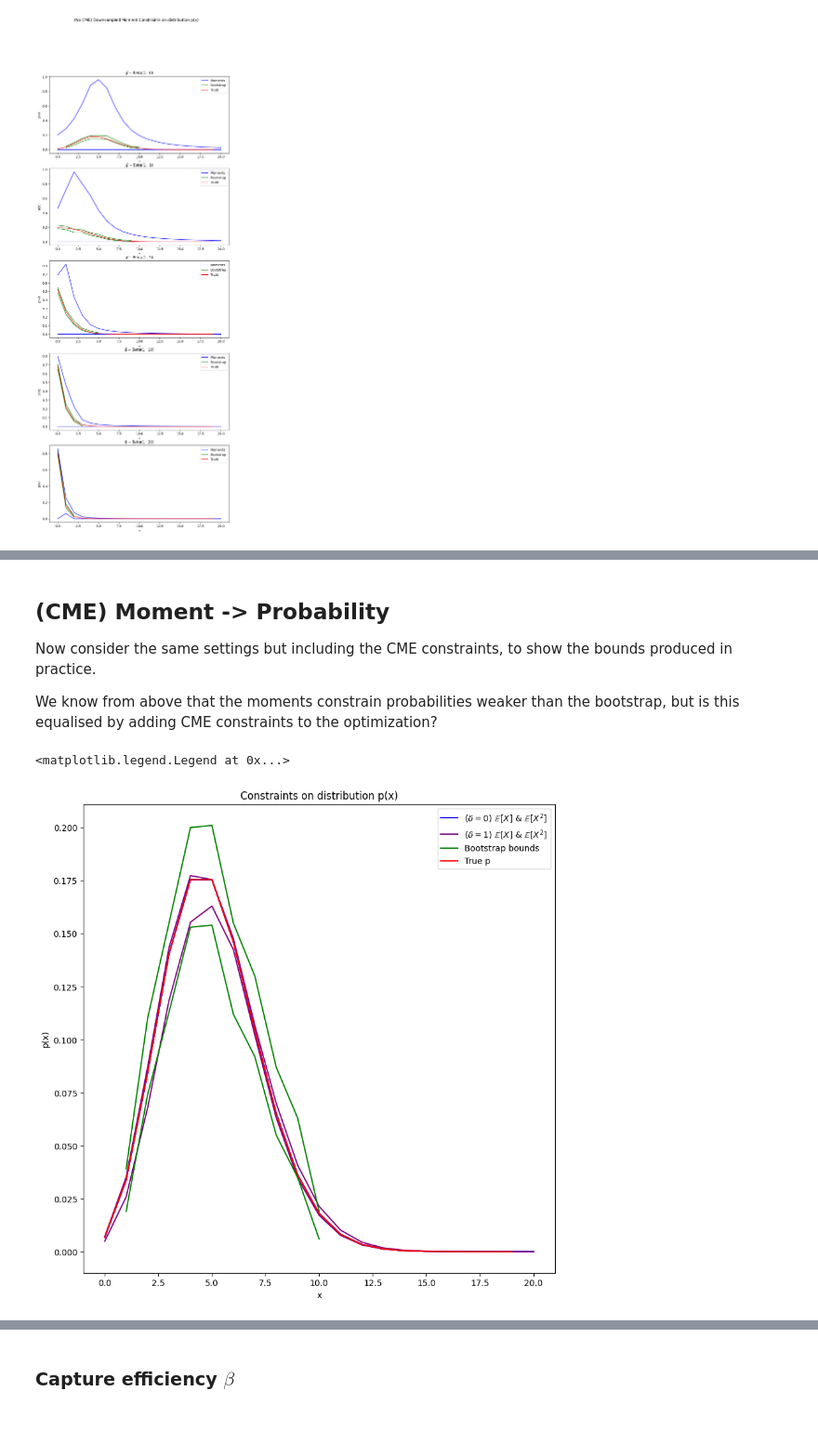
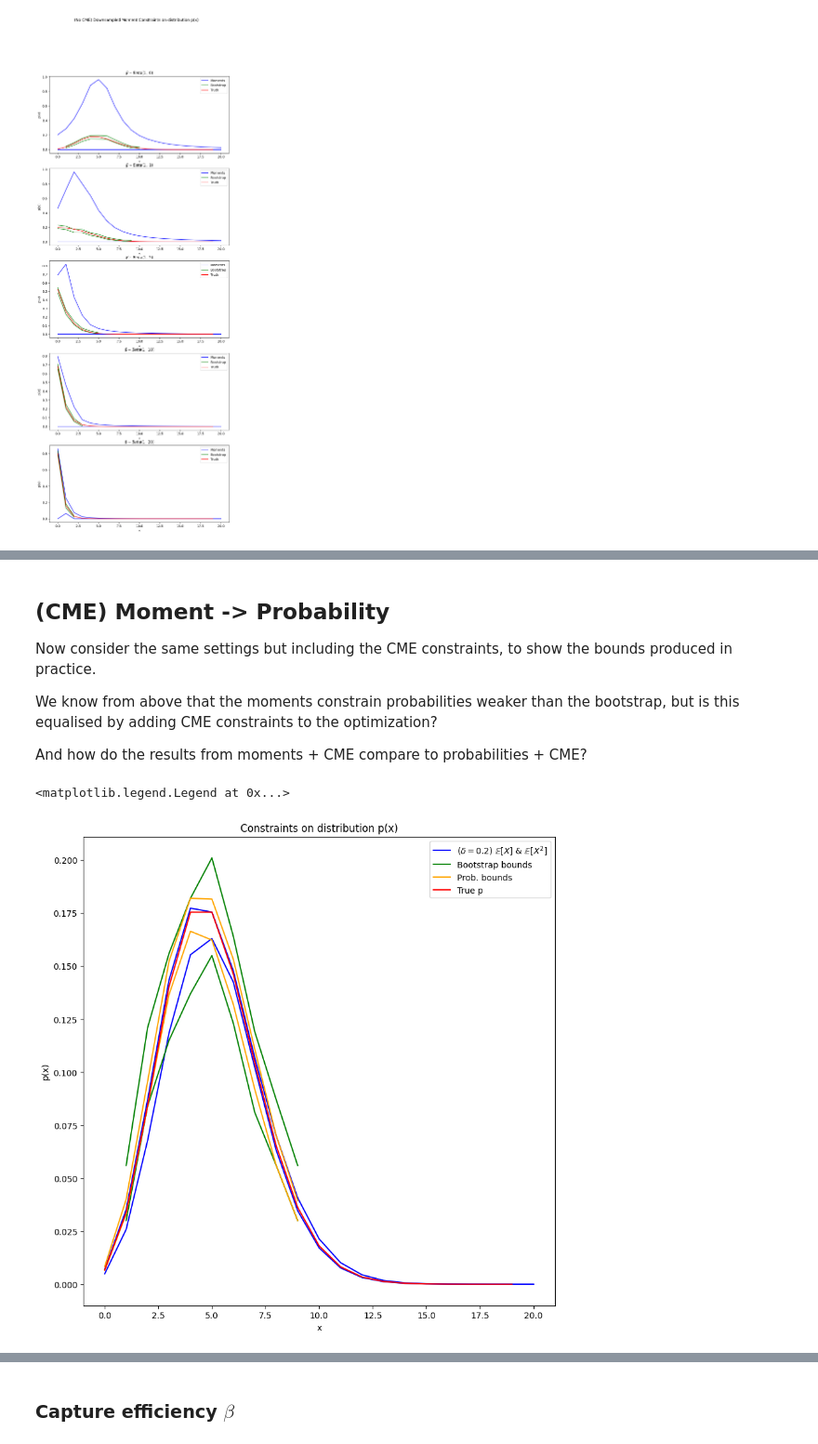
Before and after one commit to willjgh/M5R, a Jupyter notebook: Interaction/Moment-Experiments/moment_model_link.ipynb, the cells around one changed output, grey strips where cells are left out. Shown at 93% size. Drawn from its saved outputs; the diff is of its cells as text; code cells hidden in the pictures.

```diff
--- a/Interaction/Moment-Experiments/moment_model_link.ipynb
+++ b/Interaction/Moment-Experiments/moment_model_link.ipynb
@@ -867,7 +867,7 @@ Investigate the bounds on the distribution $p$ when using moment bounds as const
 # %% [markdown]
 ## Code
 # %%
-def optimize_moment_p(M, k, a, b, delta, deltasq, gamma=0.0, silent=True, printing=True, time_limit=300, var=False, CME=True):
+def optimize_moment_p(M, k, a, b, delta, deltasq, gamma=0.0, silent=True, printing=True, time_limit=300, var=False, CME=True, ktx=None):
     '''
     M: size of moment sum
     k: true k_tx value (assumed k_deg = 1)
@@ -880,6 +880,7 @@ def optimize_moment_p(M, k, a, b, delta, deltasq, gamma=0.0, silent=True, printi
     printing: toggle status printing
     time_limt: optimization time limit
     var: toggle use of 2nd moment
+    ktx: optional fixed parameter
     '''
 
     # Capture efficiency moments
@@ -912,6 +913,10 @@ def optimize_moment_p(M, k, a, b, delta, deltasq, gamma=0.0, silent=True, printi
             # variables
             p = model.addMVar(shape=M + 1, vtype=GRB.CONTINUOUS, name="p", lb=0, ub=1)
             k_tx = model.addVar(vtype=GRB.CONTINUOUS, name="k_tx", lb=0, ub=K)
+
+            # optional fixed parameter
+            if ktx:
+                model.addConstr(k_tx == ktx, name="Fixed_parameter")
 
             # base
             model.addConstr(p.sum() <= 1, name="Distribution")
@@ -1319,3 +1437,5 @@ Text(0.5, 0.98, '(No CME) Downsampled Moment Constraints on distribution p(x)')
 Now consider the same settings but including the CME constraints, to show the bounds produced in practice.
 
 We know from above that the moments constrain probabilities weaker than the bootstrap, but is this equalised by adding CME constraints to the optimization?
+
+And how do the results from moments + CME compare to probabilities + CME?
@@ -1322,53 +1477,55 @@ We know from above that the moments constrain probabilities weaker than the boot
 # %%
 # settings
-delta = 0.0
+delta = 0.2
 k = 5
 M = 20
 a = 1
 b = 0
 
 # plotting
 fig, axs = plt.subplots(figsize=(10, 10))
 
-# E[X] optimization
-#solution_moment = optimize_moment_p(M, k, a, b, delta, 30 * delta**2, printing=False, var=False, CME=True)
-#axs.plot(solution_moment['p'][:, 0], color="orange", label=r"($\delta = 0$) $\mathbb{E}[X]$")
-#axs.plot(solution_moment['p'][:, 1], color="orange")
-
 # E[X] & E[X**2] optimization
 solution_moment_var = optimize_moment_p(M, k, a, b, delta, 30 * delta**2, printing=False, var=True, CME=True)
-axs.plot(solution_moment_var['p'][:, 0], color="blue", label=r"($\delta = 0$) $\mathbb{E}[X]$ & $\mathbb{E}[X^{2}]$")
+axs.plot(solution_moment_var['p'][:, 0], color="blue", label=r"($\delta = 0.2$) $\mathbb{E}[X]$ & $\mathbb{E}[X^{2}]$")
 axs.plot(solution_moment_var['p'][:, 1], color="blue")
 
-# large delta
-delta = 0.2
-
-# E[X] optimization
-#solution_moment = optimize_moment_p(M, k, a, b, delta, 30 * delta**2, printing=False, var=False, CME=True)
-#axs.plot(solution_moment['p'][:, 0], color="yellow", label=r"($\delta = 1$) $\mathbb{E}[X]$")
-#axs.plot(solution_moment['p'][:, 1], color="yellow")
-
-# E[X] & E[X**2] optimization
-solution_moment_var = optimize_moment_p(M, k, a, b, delta, 30 * delta**2, printing=False, var=True, CME=True)
-axs.plot(solution_moment_var['p'][:, 0], color="purple", label=r"($\delta = 1$) $\mathbb{E}[X]$ & $\mathbb{E}[X^{2}]$")
-axs.plot(solution_moment_var['p'][:, 1], color="purple")
-
-# probability bootstrap
+# probability optimization
 data = simulation.simulate_dataset_range_BD("test", interaction_values=[0], cells=1000, rate=k)
-data.bootstrap_marginal_probabilities()
+data.compute_probabilities()
 lb = [x if x > 0 else None for x in data.probs_OB['sample-0']['x1_bounds'][0, :]]
 ub = [x if x < 1 else None for x in data.probs_OB['sample-0']['x1_bounds'][1, :]]
 axs.plot(lb, color="green", label="Bootstrap bounds")
 axs.plot(ub, color="green")
+
+# optimize (feasibility)
+opt = optimization.Optimization(
+    data,
+    [
+        "marginal_probability_1",
+        "marginal_CME_1",
+        "k_deg_1"
+    ],
+    license_file="../../../WLS_credentials.json",
+    print_solution=False,
+    tqdm_disable=True
+)
+
+# re-optimize (bound p(x))
+sol = optimize_standard_p(opt, 0)
+
+# plot
+axs.plot(sol[0, :], color="orange", label="Prob. bounds")
+axs.plot(sol[1, :], color="orange")
 
 # true distribution
 axs.plot(scipy.stats.poisson.pmf(range(20), k), color="red", label="True p")
 
 # plotting
 axs.set_title("Constraints on distribution p(x)")
 axs.set_xlabel("x")
 axs.set_ylabel("p(x)")
 plt.legend()
 # %% [output]
 <matplotlib.legend.Legend at 0x...>
-[figure, old version]
+[figure, new version]
```
Also changed, not shown: parts of 29 cells of this notebook.
